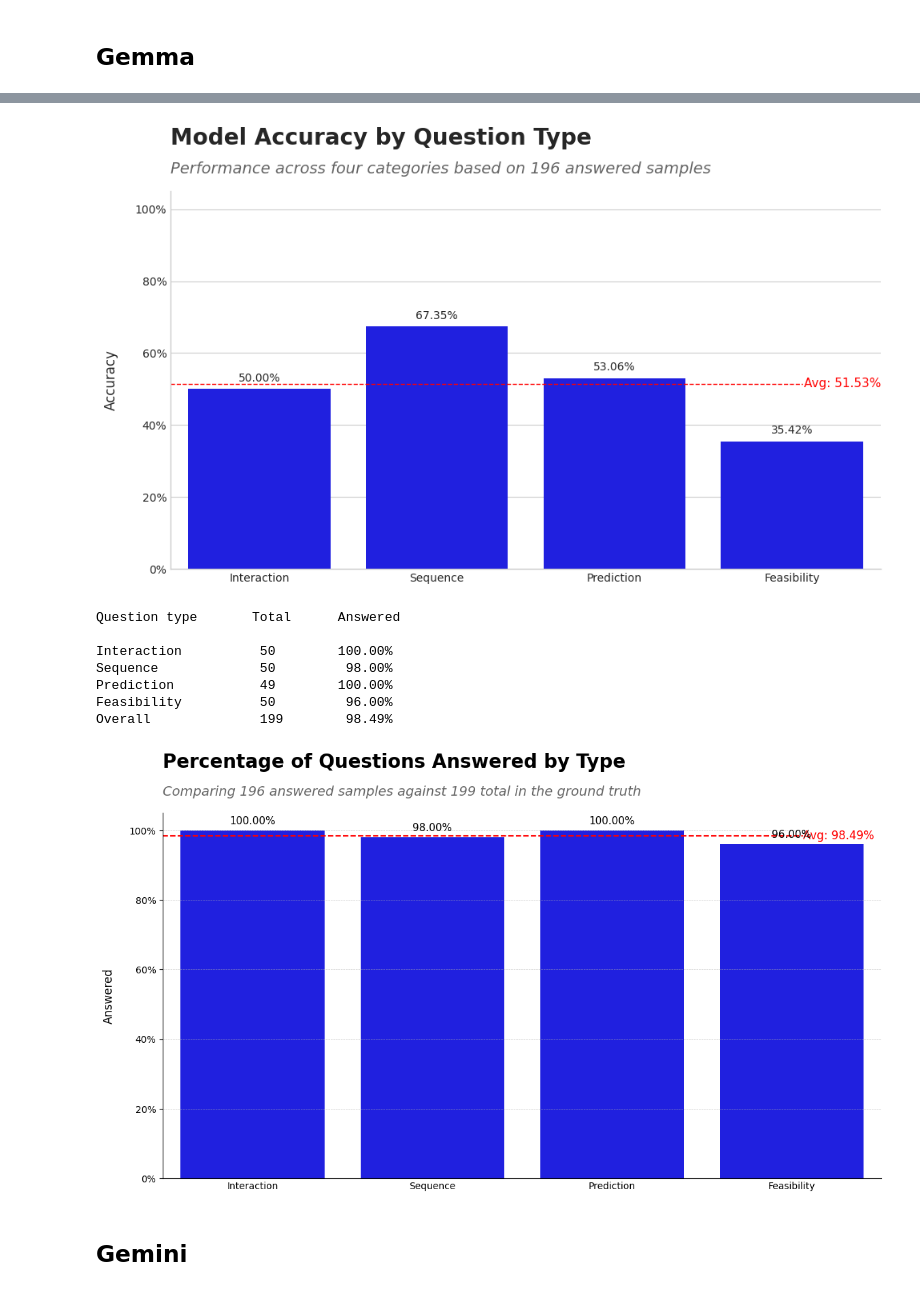
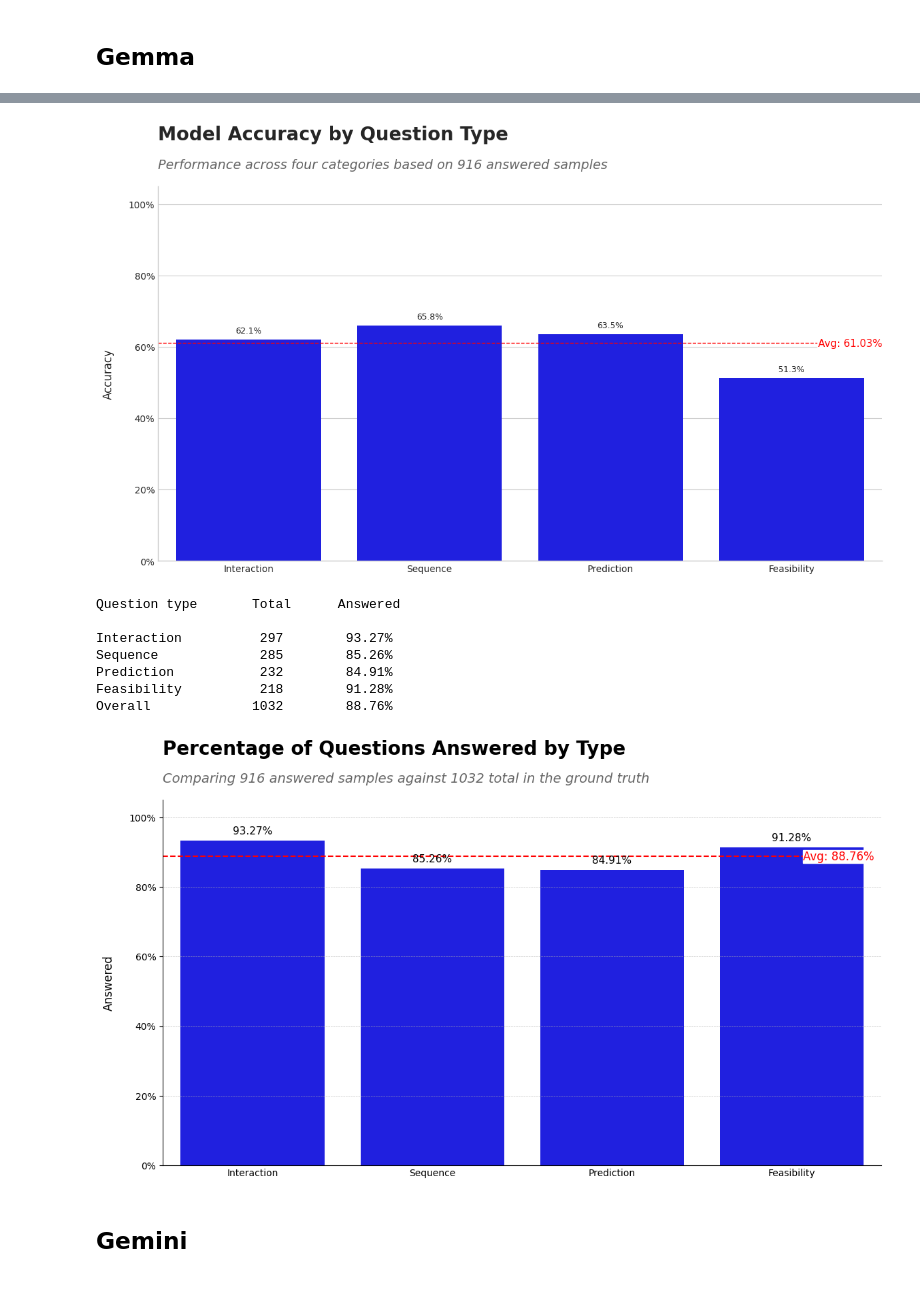
Before and after one commit to FabioLusha/video-neurosymbolic, a Jupyter notebook: star_code/experiments/week_0818_QA_SGG_analysis_gemma_vs_gemini.ipynb, the cells around one changed output, grey strips where cells are left out. Drawn from its saved outputs; the diff is of its cells as text; code cells hidden in the pictures.

```diff
--- a/star_code/experiments/week_0818_QA_SGG_analysis_gemma_vs_gemini.ipynb
+++ b/star_code/experiments/week_0818_QA_SGG_analysis_gemma_vs_gemini.ipynb
@@ -37,21 +41,20 @@ STAR_VAL_SMALL = WORK_DIR / "data/datasets/STAR/STAR_annotations/STAR_val_small_
 
 #VQA_RESP = WORK_DIR / "outputs/vqa_video_fps_gemma3:4b-it-qat_20250629_16:44:00.jsonl"
 
-#SGG_GRAPHS = WORK_DIR / "scripts/data/aggregated_final_sgg_gemini25flash_1000.jsonl"
+SGG_GRAPHS = WORK_DIR / "scripts/data/sgg_gemini2.5flash_1000_20250824_20:00:00_aggregated.jsonl"
+GT_SGG_GRAPHS = WORK_DIR / "data/datasets/STAR_verbalized_stsg_val.json"
 
-#GEMMA_RESPONSES_FPATH = WORK_DIR / "outputs/gqa_u3_gemma3:4b_on_gemini_stsg_1000_20250805_15:48:00.jsonl"
-#GEMMA_RESPONSES_FPATH = WORK_DIR / "outputs/gqa_u3_gemma3:12b_on_gemini_stsg_1000_20250806_17:30:00.jsonl"
-#GEMINI_RESPONSES_FPATH = WORK_DIR / "scripts/data/aggregated_final_gu_u3_1000_on_geminiSGG_gemini25flash_20250805_15:48:00.jsonl"
+#GEMMA_RESPONSES_FPATH = WORK_DIR / "outputs/gqa_u3_gemma3:4b_on_gemini_stsg_1000_20250825_18:30:00.jsonl"
+GEMMA_RESPONSES_FPATH = WORK_DIR / "outputs/gqa_u3_gemma3:12b_on_gemini_stsg_1000_20250826_18:30:00.jsonl"
+GEMINI_RESPONSES_FPATH = WORK_DIR / "scripts/data/aggregated_final_gu_u3_1000_on_geminiSGG_gemini25flash_20250828_17:48:00.jsonl"
 
 # on the 200 sub-set
-SGG_GRAPHS = WORK_DIR / "scripts/data/aggregated_final_sgg_200.jsonl"
-GEMINI_RESPONSES_FPATH = WORK_DIR / "scripts/data/aggregated_final_gu_u3_on_geminiSGG_gemini2.5flash_20250804_21:49:00.jsonl"
-GEMMA_RESPONSES_FPATH = WORK_DIR / "outputs/gqa_u3_gemma3:4b_on_gemini_stsg_200_20250804_19:21:00.jsonl"
+#SGG_GRAPHS = WORK_DIR / "scripts/data/aggregated_final_sgg_200.jsonl"
+#GEMINI_RESPONSES_FPATH = WORK_DIR / "scripts/data/aggregated_final_gu_u3_on_geminiSGG_gemini2.5flash_20250804_21:49:00.jsonl"
+#GEMMA_RESPONSES_FPATH = WORK_DIR / "outputs/gqa_u3_gemma3:4b_on_gemini_stsg_200_20250804_19:21:00.jsonl"
 
 RAW_VIDEO_DIR = Path(WORK_DIR / 'data/datasets/action-genome/Charades_v1_480/')
 SAVE_VIDEO_DIR = Path(WORK_DIR / "experiments/video_dump")
-
-
 
 prev_analyzed = [
     "Interaction_T1_4054",
@@ -503,9 +640,11 @@ for _, row in gemma_pred_gg_df[~gemma_pred_gg_df['contains_answer']].iterrows():
 # %%
 gemma_pred_gg_df.rename(columns={'answer': 'pred_text'}, inplace=True)
 gemma_eval_df = gt_df.join(
-    gemma_pred_gg_df[gemma_pred_gg_df['contains_answer']],
+    gemma_pred_gg_df,
     how='inner' # we account also for samples without answers
 )
+rp.print_acc(gemma_eval_df[gemma_eval_df['contains_answer']], lambda x: rp.accuracy(x, on_what='text'))
+print("\nAccounting for missing answers:")
 rp.print_acc(gemma_eval_df, lambda x: rp.accuracy(x, on_what='text'))
 # %% [output]
 Question type       Total      Accuracy
@@ -519,21 +668,21 @@ Average              196        51.53%
 # %%
-rp.plot_acc(gemma_eval_df, lambda x: rp.accuracy(x, on_what='text'))
+rp.plot_acc(gemma_eval_df[gemma_eval_df['contains_answer']], lambda x: rp.accuracy(x, on_what='text'))
 # %% [output]
-[figure, old version]
+[figure, new version]
 # %%
-rp.print_ans_perc(gemma_eval_df, gemma_pred_gg_df)
+rp.print_ans_perc(gemma_eval_df[gemma_eval_df['contains_answer']], gemma_pred_gg_df)
 # %% [output]
 Question type       Total      Answered
 
-Interaction          50        100.00%
-Sequence             50         98.00%
-Prediction           49        100.00%
-Feasibility          50         96.00%
-Overall              199        98.49%
+Interaction          297        93.27%
+Sequence             285        85.26%
+Prediction           232        84.91%
+Feasibility          218        91.28%
+Overall             1032        88.76%
 # %%
-rp.plot_ans_perc(gemma_eval_df, gemma_pred_gg_df)
+rp.plot_ans_perc(gemma_eval_df[gemma_eval_df['contains_answer']], gemma_pred_gg_df)
 # %% [output]
-[figure, old version]
+[figure, new version]
 # %% [markdown]
 ## Gemini
 # %%
```
Also changed, not shown: parts of 62 cells of this notebook, 10 other files.
